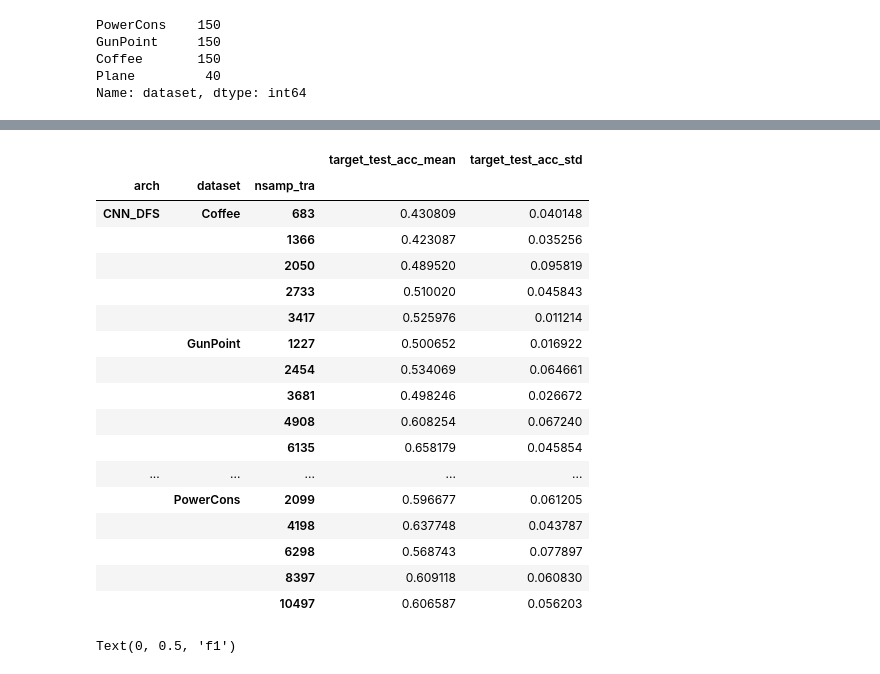
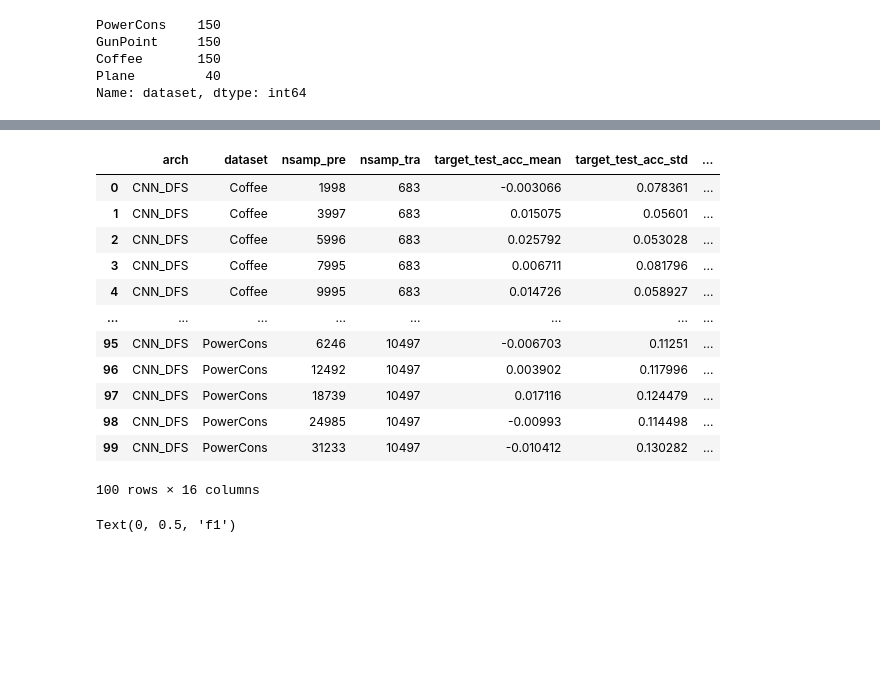
Before and after one commit to mbisan/s3ts, a Jupyter notebook: graphs.ipynb, the cells around one changed output, grey strips where cells are left out. Drawn from its saved outputs; the diff is of its cells as text; code cells hidden in the pictures; blank space fills up the shorter version.

```diff
--- a/graphs.ipynb
+++ b/graphs.ipynb
@@ -42,25 +42,20 @@ dfr
-# %%
-baseline = dfr.groupby(["arch", "dataset", "nsamp_tra"])[["target_test_acc_mean", "target_test_acc_std"]].first()
-baseline
-# %% [output]
-|  |  |  | target_test_acc_mean | target_test_acc_std |
-| arch | dataset | nsamp_tra |  |  |
-| CNN_DFS | Coffee | 683 | 0.430809 | 0.040148 |
-|  |  | 1366 | 0.423087 | 0.035256 |
-|  |  | 2050 | 0.489520 | 0.095819 |
-|  |  | 2733 | 0.510020 | 0.045843 |
-|  |  | 3417 | 0.525976 | 0.011214 |
-|  | GunPoint | 1227 | 0.500652 | 0.016922 |
-|  |  | 2454 | 0.534069 | 0.064661 |
-|  |  | 3681 | 0.498246 | 0.026672 |
-|  |  | 4908 | 0.608254 | 0.067240 |
-|  |  | 6135 | 0.658179 | 0.045854 |
-| ... | ... | ... | ... | ... |
-|  | PowerCons | 2099 | 0.596677 | 0.061205 |
-|  |  | 4198 | 0.637748 | 0.043787 |
-|  |  | 6298 | 0.568743 | 0.077897 |
-|  |  | 8397 | 0.609118 | 0.060830 |
-|  |  | 10497 | 0.606587 | 0.056203 |
+# %%
+dfrb = aux.EXP_ratio_set_baselines(dfr)
+dfrb
+# %% [output]
+|  | arch | dataset | nsamp_pre | nsamp_tra | target_test_acc_mean | target_test_acc_std | ... |
+| 0 | CNN_DFS | Coffee | 1998 | 683 | -0.003066 | 0.078361 | ... |
+| 1 | CNN_DFS | Coffee | 3997 | 683 | 0.015075 | 0.05601 | ... |
+| 2 | CNN_DFS | Coffee | 5996 | 683 | 0.025792 | 0.053028 | ... |
+| 3 | CNN_DFS | Coffee | 7995 | 683 | 0.006711 | 0.081796 | ... |
+| 4 | CNN_DFS | Coffee | 9995 | 683 | 0.014726 | 0.058927 | ... |
+| ... | ... | ... | ... | ... | ... | ... | ... |
+| 95 | CNN_DFS | PowerCons | 6246 | 10497 | -0.006703 | 0.11251 | ... |
+| 96 | CNN_DFS | PowerCons | 12492 | 10497 | 0.003902 | 0.117996 | ... |
+| 97 | CNN_DFS | PowerCons | 18739 | 10497 | 0.017116 | 0.124479 | ... |
+| 98 | CNN_DFS | PowerCons | 24985 | 10497 | -0.00993 | 0.114498 | ... |
+| 99 | CNN_DFS | PowerCons | 31233 | 10497 | -0.010412 | 0.130282 | ... |
+100 rows × 16 columns
 # %%
 dfs: pd.DataFrame = xd
 
```
Also changed, not shown: parts of 1 cell of this notebook, 1 other file.
